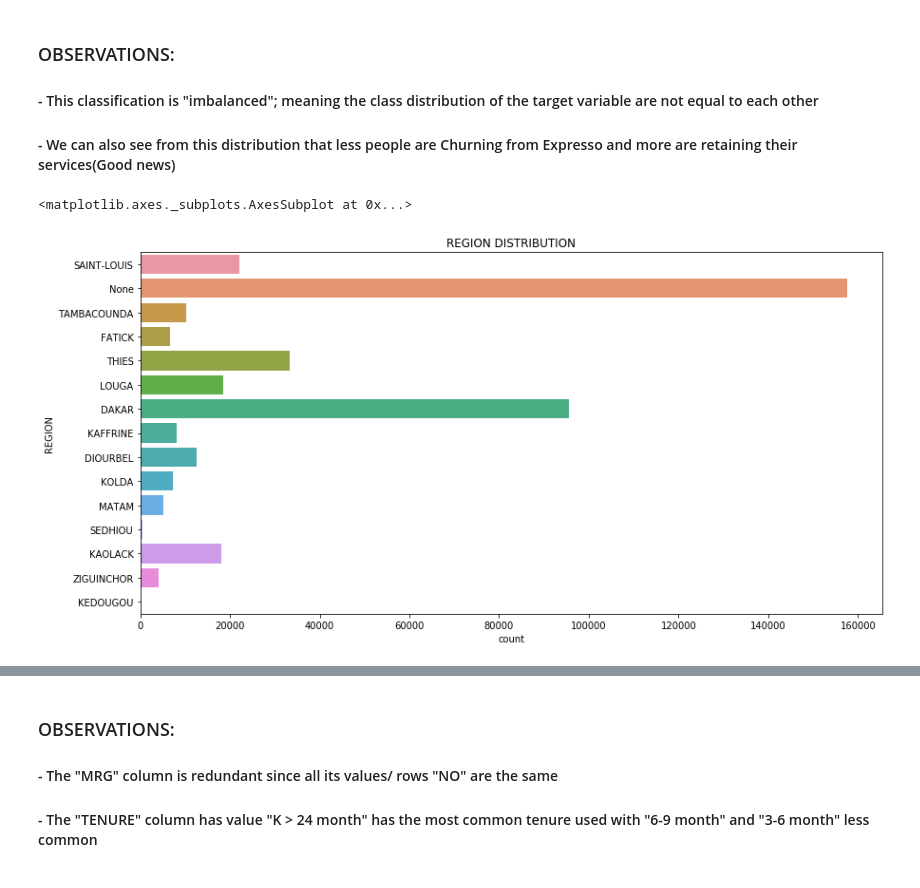
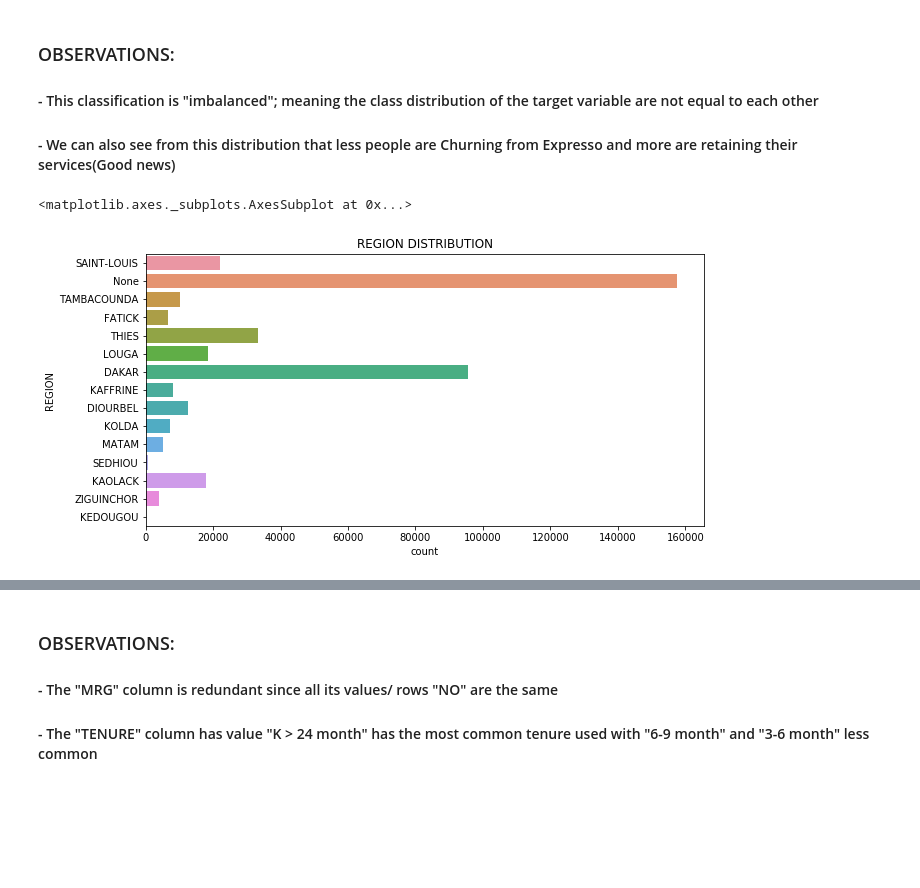
Before and after one commit to JUGG097/DSN-Expresso-Churn-Hackathon, a Jupyter notebook: Visualization.ipynb, the cells around one changed output, grey strips where cells are left out. Saved outputs shown, nothing was run; the diff lists cells and outputs as text; code cells hidden in the pictures; blank space fills up the shorter version.

```diff
--- a/Visualization.ipynb
+++ b/Visualization.ipynb
@@ -36,11 +36,12 @@ sns.countplot(x="CHURN", data=train)
 #### - This classification is "imbalanced"; meaning the class distribution of the target variable are not equal to each other
 #### - We can also see from this distribution that less people are Churning from Expresso and more are retaining their services(Good news)
 # %%
-f, ax = plt.subplots(figsize=(14, 7))
+# f, ax = plt.subplots(figsize=(14, 7))
+plt.figure(figsize=(10,5))
 plt.title("REGION DISTRIBUTION")
 sns.countplot(y="REGION", data=train)
 # %% [output]
 <matplotlib.axes._subplots.AxesSubplot at 0x...>
-[figure, old version]
+[figure, new version]
 # %%
 for cat_col in ["REGION", "TENURE", "MRG"]:
```
Also changed, not shown: parts of 6 cells of this notebook.
